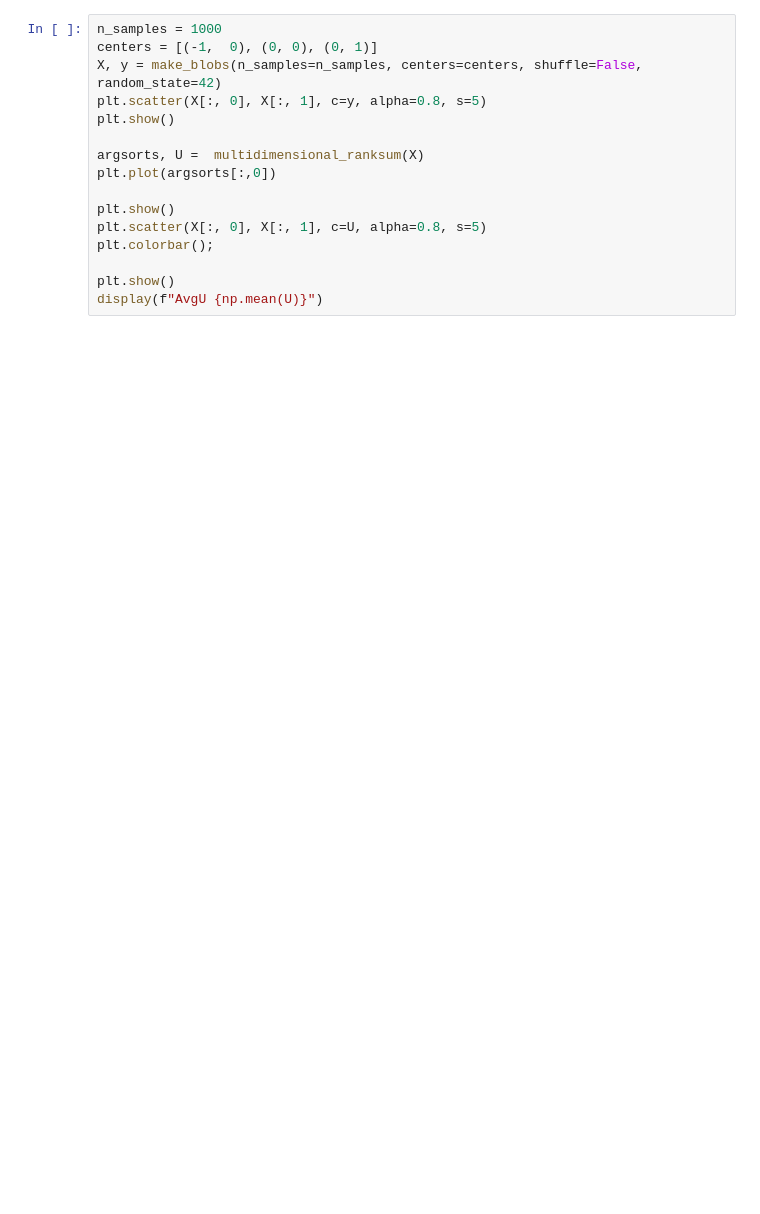
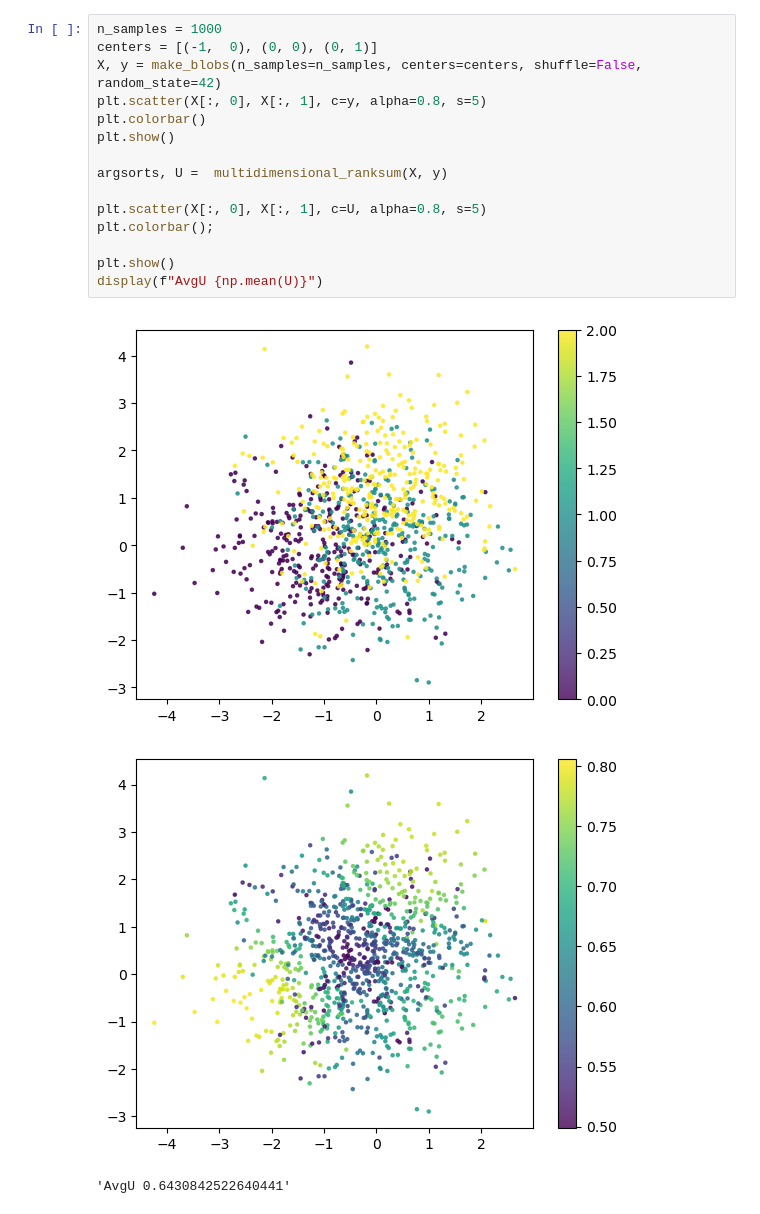
Before and after one commit to habla-liaa/multidimensional-wilcoxon-mann-whitney, a Jupyter notebook: example/Demo.ipynb, the cells around one changed output. Saved outputs shown, nothing was run; the diff lists cells and outputs as text; blank space fills up the shorter version.

```diff
--- a/example/Demo.ipynb
+++ b/example/Demo.ipynb
@@ -33,16 +27,19 @@ display(f"AvgU {np.mean(U)}");
 # %%
 n_samples = 1000
 centers = [(-1,  0), (0, 0), (0, 1)]
 X, y = make_blobs(n_samples=n_samples, centers=centers, shuffle=False, random_state=42)
 plt.scatter(X[:, 0], X[:, 1], c=y, alpha=0.8, s=5)
+plt.colorbar()
 plt.show()
 
-argsorts, U =  multidimensional_ranksum(X)
-plt.plot(argsorts[:,0])
+argsorts, U =  multidimensional_ranksum(X, y)
 
-plt.show()
 plt.scatter(X[:, 0], X[:, 1], c=U, alpha=0.8, s=5)
 plt.colorbar();
 
 plt.show()
 display(f"AvgU {np.mean(U)}")
+# %% [output]
+[figure, added]
+[figure, added]
+'AvgU 0.6430842522640441'
```
Also changed, not shown: parts of 3 cells of this notebook, 3 other files.
